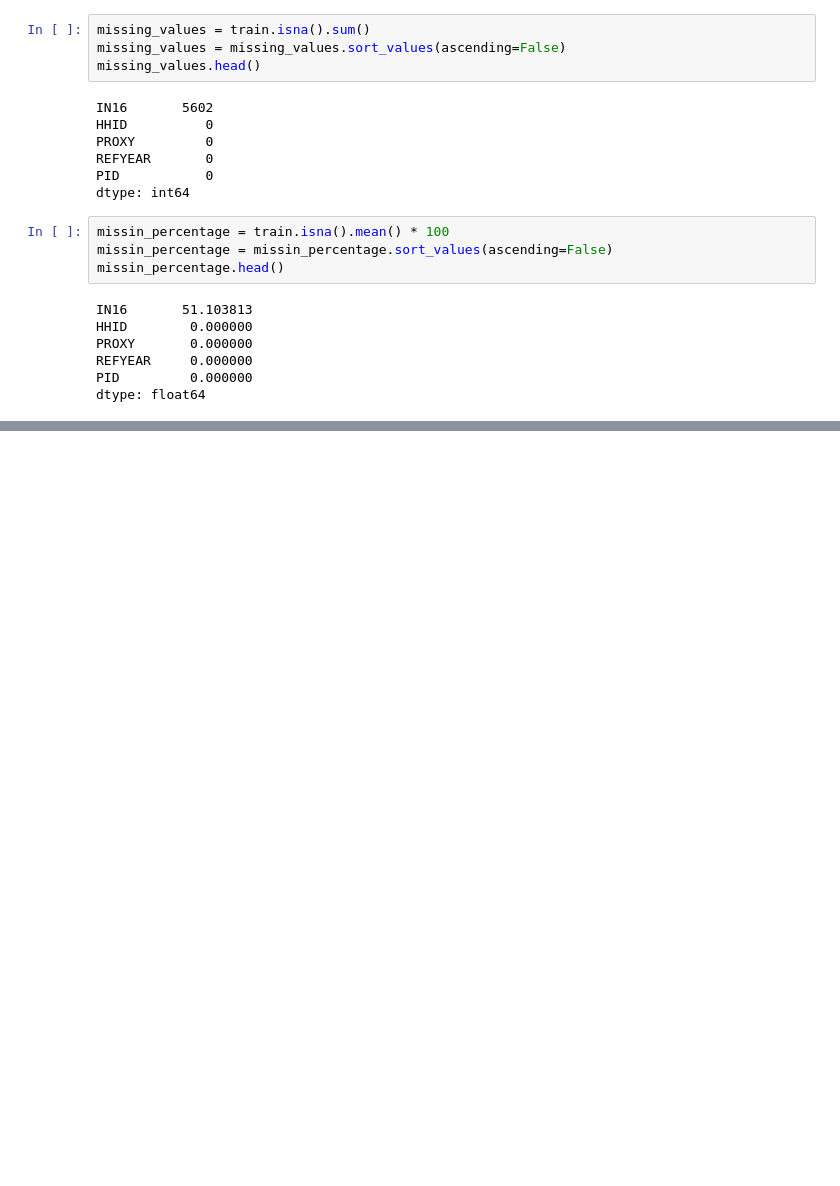
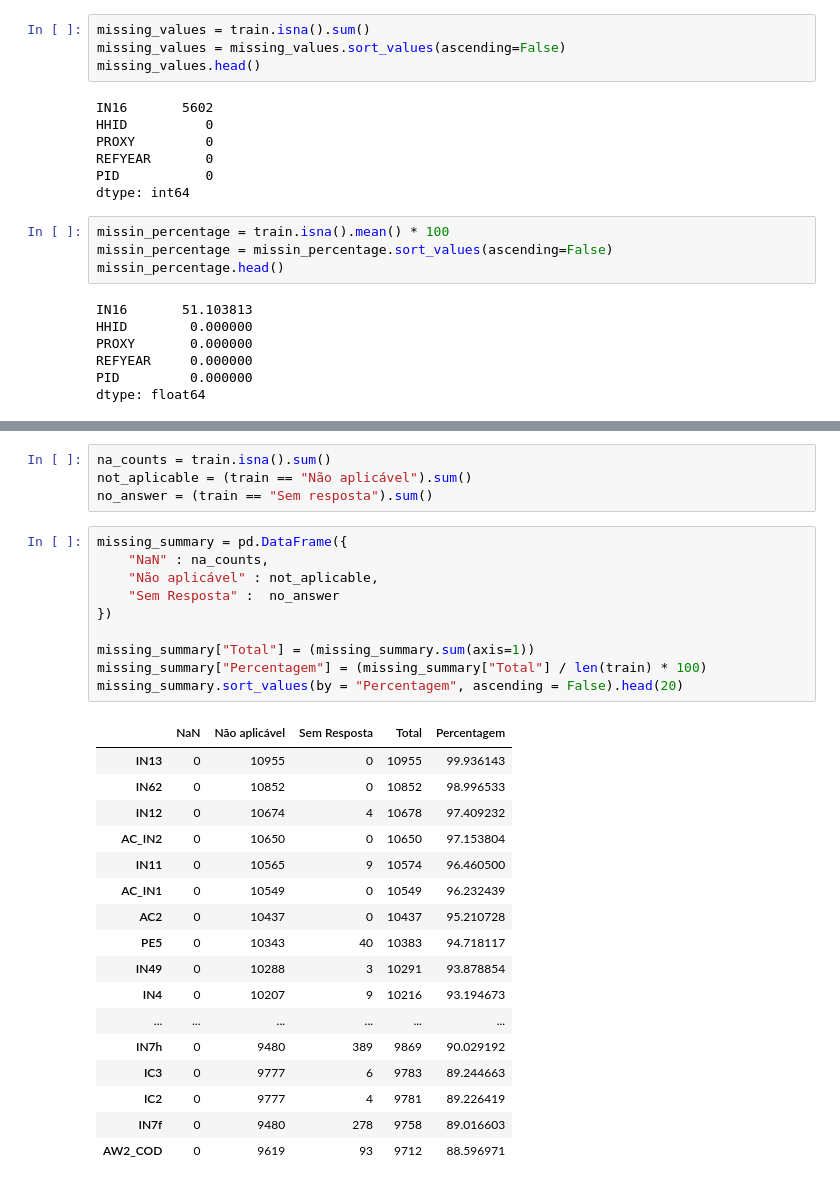
Before and after one commit to AwesomeDevTeam43/DAA, a Jupyter notebook: notebooks/etapa1.ipynb, the cells around one changed output, grey strips where cells are left out. Saved outputs shown, nothing was run; the diff lists cells and outputs as text; blank space fills up the shorter version.

```diff
--- a/notebooks/etapa1.ipynb
+++ b/notebooks/etapa1.ipynb
@@ -116,0 +139,32 @@ dtype: float64
+# %%
+na_counts = train.isna().sum()
+not_aplicable = (train == "Não aplicável").sum()
+no_answer = (train == "Sem resposta").sum()
+# %%
+missing_summary = pd.DataFrame({
+    "NaN" : na_counts,
+    "Não aplicável" : not_aplicable,
+    "Sem Resposta" :  no_answer
+})
+
+missing_summary["Total"] = (missing_summary.sum(axis=1))
+missing_summary["Percentagem"] = (missing_summary["Total"] / len(train) * 100)
+missing_summary.sort_values(by = "Percentagem", ascending = False).head(20)
+# %% [output]
+|  | NaN | Não aplicável | Sem Resposta | Total | Percentagem |
+| IN13 | 0 | 10955 | 0 | 10955 | 99.936143 |
+| IN62 | 0 | 10852 | 0 | 10852 | 98.996533 |
+| IN12 | 0 | 10674 | 4 | 10678 | 97.409232 |
+| AC_IN2 | 0 | 10650 | 0 | 10650 | 97.153804 |
+| IN11 | 0 | 10565 | 9 | 10574 | 96.460500 |
+| AC_IN1 | 0 | 10549 | 0 | 10549 | 96.232439 |
+| AC2 | 0 | 10437 | 0 | 10437 | 95.210728 |
+| PE5 | 0 | 10343 | 40 | 10383 | 94.718117 |
+| IN49 | 0 | 10288 | 3 | 10291 | 93.878854 |
+| IN4 | 0 | 10207 | 9 | 10216 | 93.194673 |
+| ... | ... | ... | ... | ... | ... |
+| IN7h | 0 | 9480 | 389 | 9869 | 90.029192 |
+| IC3 | 0 | 9777 | 6 | 9783 | 89.244663 |
+| IC2 | 0 | 9777 | 4 | 9781 | 89.226419 |
+| IN7f | 0 | 9480 | 278 | 9758 | 89.016603 |
+| AW2_COD | 0 | 9619 | 93 | 9712 | 88.596971 |
```
Also changed, not shown: parts of 6 cells of this notebook.
